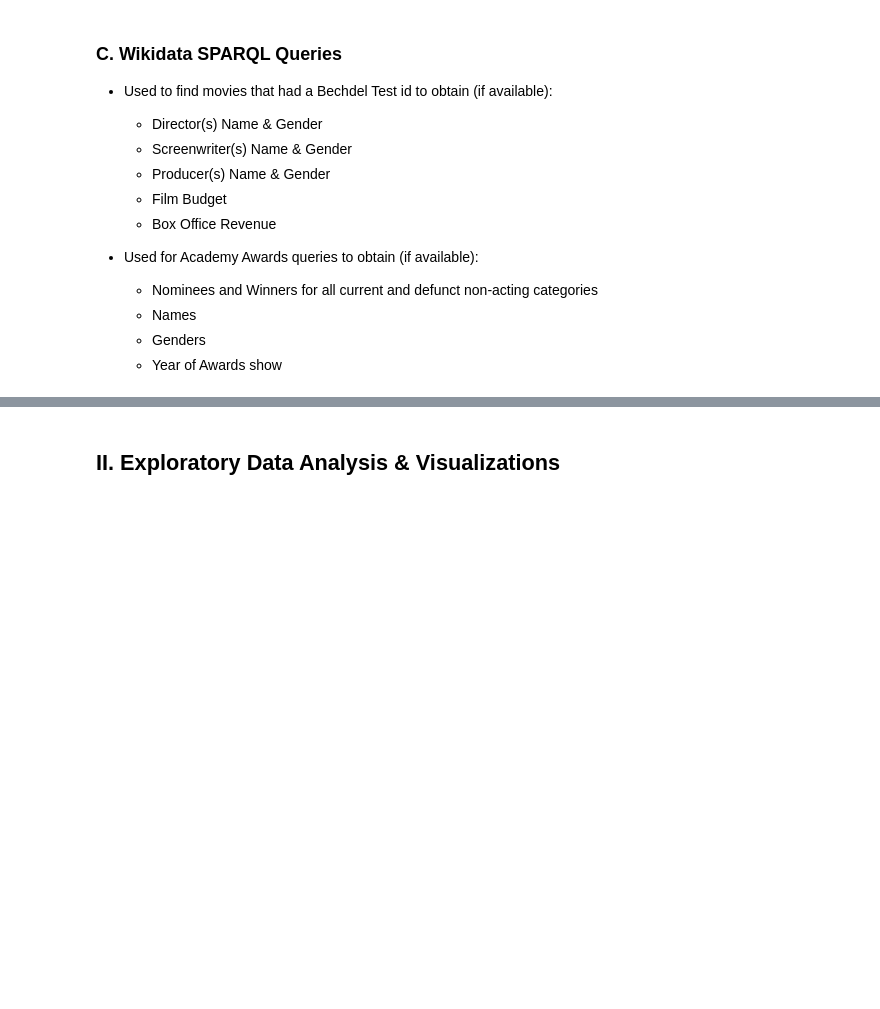
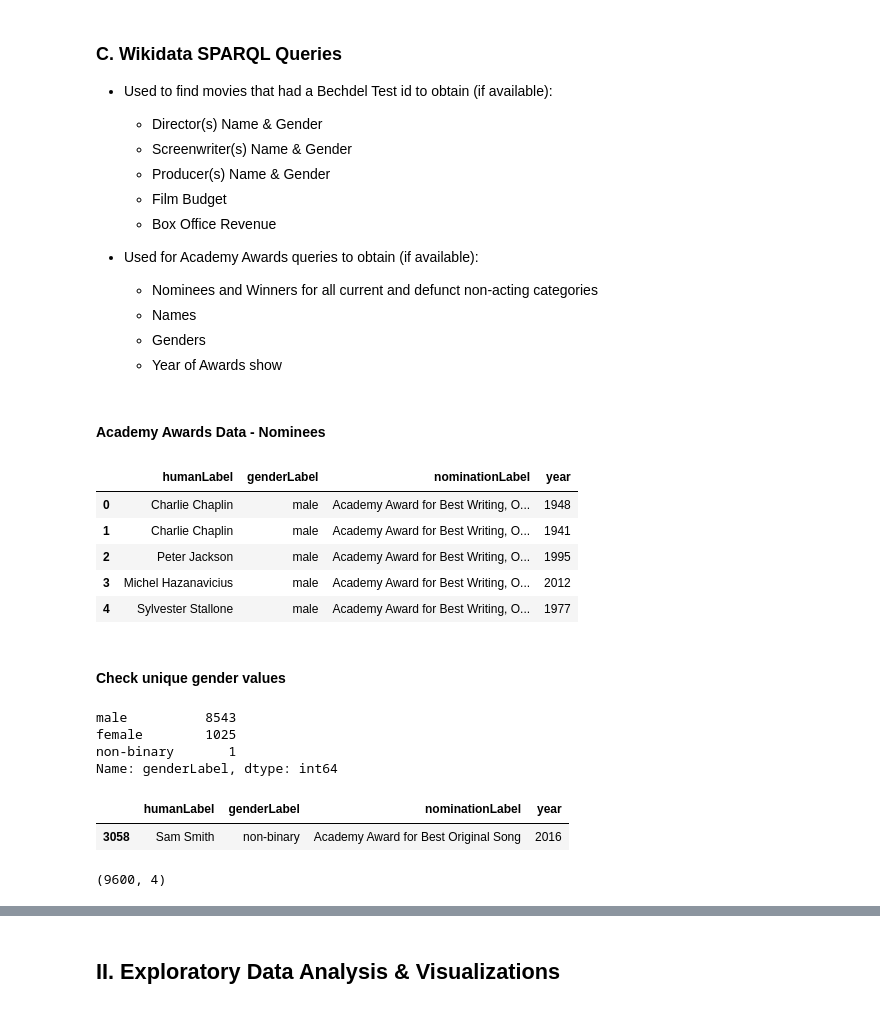
Before and after one commit to MagicMilly/women-in-film-analysis-dashboard, a Jupyter notebook: presentation.ipynb, the cells around one changed output, grey strips where cells are left out. Drawn from its saved outputs; the diff is of its cells as text; code cells hidden in the pictures; blank space fills up the shorter version.

```diff
--- a/presentation.ipynb
+++ b/presentation.ipynb
@@ -61,3 +61,33 @@ API calls made with (whatever that name was)
     * Names
     * Genders
     * Year of Awards show
+# %% [markdown]
+#### Academy Awards Data - Nominees
+# %%
+oscar_nominees = pd.read_csv('my_data/oscarnomineesnobestpic.csv')
+oscar_nominees.head()
+# %% [output]
+|  | humanLabel | genderLabel | nominationLabel | year |
+| 0 | Charlie Chaplin | male | Academy Award for Best Writing, O... | 1948 |
+| 1 | Charlie Chaplin | male | Academy Award for Best Writing, O... | 1941 |
+| 2 | Peter Jackson | male | Academy Award for Best Writing, O... | 1995 |
+| 3 | Michel Hazanavicius | male | Academy Award for Best Writing, O... | 2012 |
+| 4 | Sylvester Stallone | male | Academy Award for Best Writing, O... | 1977 |
+# %% [markdown]
+#### Check unique gender values
+# %%
+oscar_nominees.genderLabel.value_counts()
+# %% [output]
+male          8543
+female        1025
+non-binary       1
+Name: genderLabel, dtype: int64
+# %%
+oscar_nominees.query('genderLabel == "non-binary"')
+# %% [output]
+|  | humanLabel | genderLabel | nominationLabel | year |
+| 3058 | Sam Smith | non-binary | Academy Award for Best Original Song | 2016 |
+# %%
+oscar_nominees.shape
+# %% [output]
+(9600, 4)
```
Also changed, not shown: parts of 30 cells of this notebook, 1 other file.
